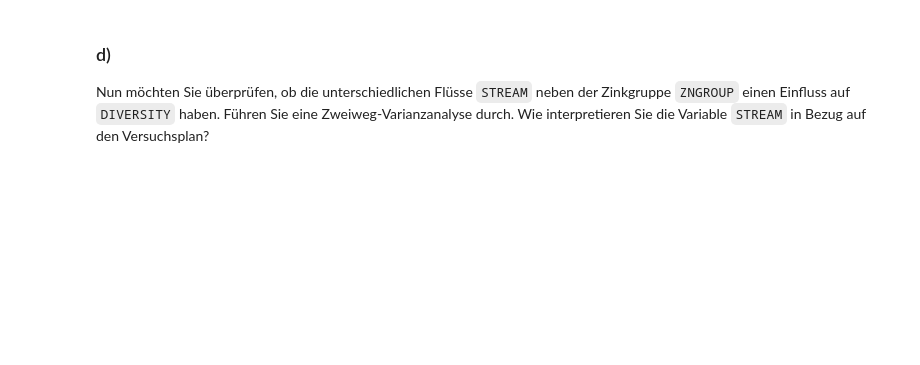
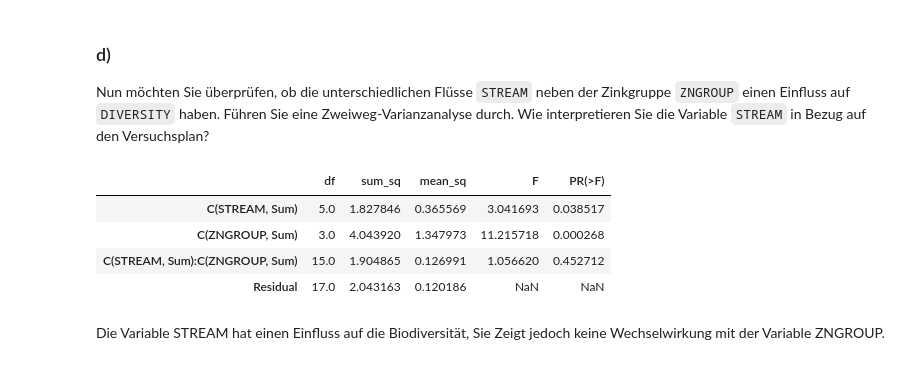
Before and after one commit to KilnOfTheSecondFlame/STAT_HS18_Exercises, a Jupyter notebook: 11_Exercise11/11_Exercise 11.ipynb, the cells around one changed output. Drawn from its saved outputs; the diff is of its cells as text; code cells hidden in the pictures; blank space fills up the shorter version.

```diff
--- a/11_Exercise11/11_Exercise 11.ipynb
+++ b/11_Exercise11/11_Exercise 11.ipynb
@@ -278,3 +355,14 @@ mit Ihrer Beobachtung der Stripcharts?
 # %% [markdown]
 ### d)
 Nun möchten Sie überprüfen, ob die unterschiedlichen Flüsse `STREAM` neben der Zinkgruppe `ZNGROUP` einen Einfluss auf `DIVERSITY` haben. Führen Sie eine Zweiweg-Varianzanalyse durch. Wie interpretieren Sie die Variable `STREAM` in Bezug auf den Versuchsplan?
+# %%
+fit = ols("DIVERSITY ~ C(STREAM,Sum)*C(ZNGROUP,Sum)", data=streamframe).fit()
+anova_lm(fit)
+# %% [output]
+|  | df | sum_sq | mean_sq | F | PR(>F) |
+| C(STREAM, Sum) | 5.0 | 1.827846 | 0.365569 | 3.041693 | 0.038517 |
+| C(ZNGROUP, Sum) | 3.0 | 4.043920 | 1.347973 | 11.215718 | 0.000268 |
+| C(STREAM, Sum):C(ZNGROUP, Sum) | 15.0 | 1.904865 | 0.126991 | 1.056620 | 0.452712 |
+| Residual | 17.0 | 2.043163 | 0.120186 | NaN | NaN |
+# %% [markdown]
+Die Variable STREAM hat einen Einfluss auf die Biodiversität, Sie Zeigt jedoch keine Wechselwirkung mit der Variable ZNGROUP.
```
Also changed, not shown: parts of 8 cells of this notebook.
